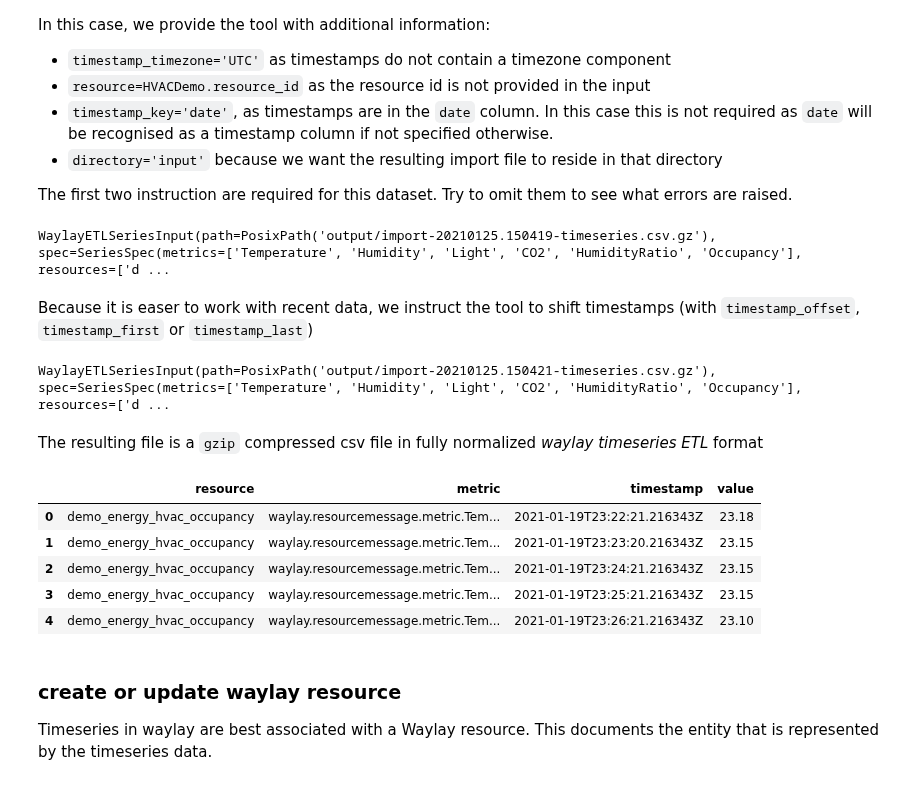
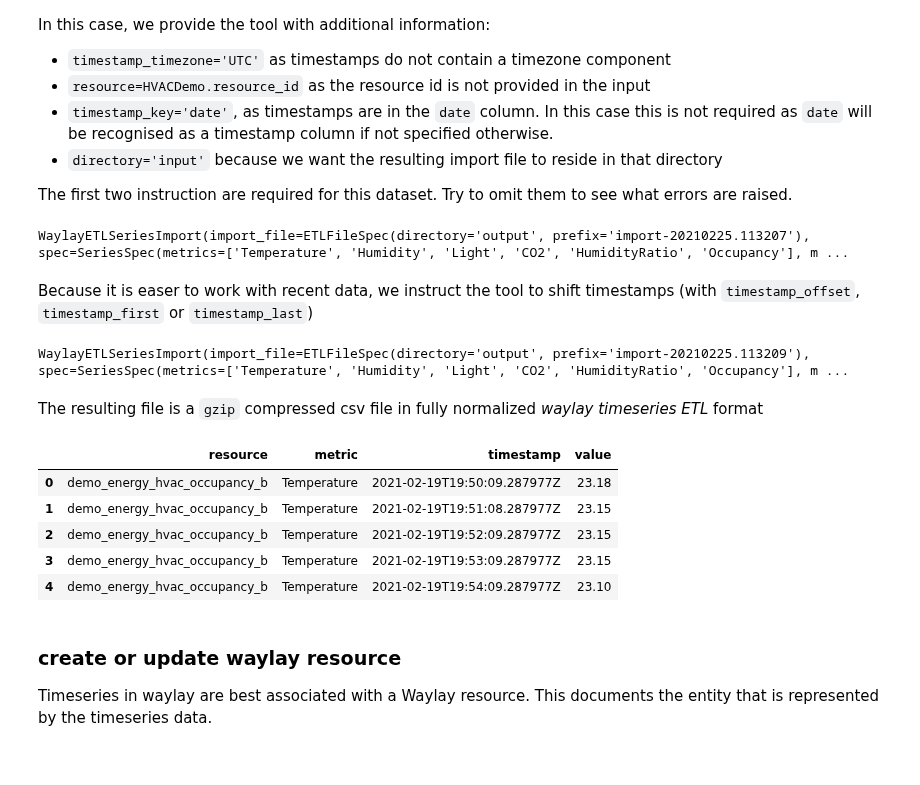
Before and after one commit to waylayio/demo-general, a Jupyter notebook: usecase/energy/hvac-occupancy-detection/hvac-occupancy-detection.ipynb, the cells around one changed output. Cells and saved outputs as stored; diff of their text form; code cells hidden in the pictures.

Commit message:
updated etl-import scenarios

```diff
--- a/usecase/energy/hvac-occupancy-detection/hvac-occupancy-detection.ipynb
+++ b/usecase/energy/hvac-occupancy-detection/hvac-occupancy-detection.ipynb
@@ -26,10 +19,10 @@ class HVACDemo:
     data_url = 'https://archive.ics.uci.edu/ml/machine-learning-databases/00357/occupancy_data.zip'
 
     # the profile name under which waylay credentials are stored
-    waylay_client_profile='rules'
+    waylay_client_profile='demo'
 
     # the id of the resource under which this demo is run
-    resource_id = 'demo_energy_hvac_occupancy'
+    resource_id = 'demo_energy_hvac_occupancy_b'
 # %% [markdown]
 ## Setup
 # %%
@@ -117,12 +104,12 @@ etl_import = waylay_client.timeseries.etl_tool.prepare_import(
     datatraining,
     timestamp_timezone='UTC',
     resource=HVACDemo.resource_id,
-    timestamp_key='date',
-    directory='output'
+    timestamp_column='date',
+    temp_dir='output'
 )
 etl_import
 # %% [output]
-WaylayETLSeriesInput(path=PosixPath('output/import-20210125.150419-timeseries.csv.gz'), spec=SeriesSpec(metrics=['Temperature', 'Humidity', 'Light', 'CO2', 'HumidityRatio', 'Occupancy'], resources=['d ...
+WaylayETLSeriesImport(import_file=ETLFileSpec(directory='output', prefix='import-20210225.113207'), spec=SeriesSpec(metrics=['Temperature', 'Humidity', 'Light', 'CO2', 'HumidityRatio', 'Occupancy'], m ...
 # %% [markdown]
 Because it is easer to work with recent data, we instruct the tool to shift timestamps
 (with `timestamp_offset`, `timestamp_first` or `timestamp_last`)
@@ -131,28 +118,28 @@ etl_import = waylay_client.timeseries.etl_tool.prepare_import(
     datatraining,
     timestamp_timezone='UTC',
     resource=HVACDemo.resource_id,
-    timestamp_key='date',
+    timestamp_column='date',
     timestamp_last=datetime.utcnow(), # shift all timestamps so that last one is now
-    directory='output'
+    temp_dir='output'
 )
 etl_import
 # %% [output]
-WaylayETLSeriesInput(path=PosixPath('output/import-20210125.150421-timeseries.csv.gz'), spec=SeriesSpec(metrics=['Temperature', 'Humidity', 'Light', 'CO2', 'HumidityRatio', 'Occupancy'], resources=['d ...
+WaylayETLSeriesImport(import_file=ETLFileSpec(directory='output', prefix='import-20210225.113209'), spec=SeriesSpec(metrics=['Temperature', 'Humidity', 'Light', 'CO2', 'HumidityRatio', 'Occupancy'], m ...
 # %% [markdown]
 The resulting file is a `gzip` compressed csv file in fully normalized _waylay timeseries ETL_ format
 # %%
 import gzip
-with gzip.open(etl_import.path, 'rt') as csv_file:
+with gzip.open(etl_import.import_file.path, 'rt') as csv_file:
      etl_series_df = pd.read_csv(csv_file)
 
 etl_series_df.head()
 # %% [output]
 |  | resource | metric | timestamp | value |
-| 0 | demo_energy_hvac_occupancy | waylay.resourcemessage.metric.Tem... | 2021-01-19T23:22:21.216343Z | 23.18 |
-| 1 | demo_energy_hvac_occupancy | waylay.resourcemessage.metric.Tem... | 2021-01-19T23:23:20.216343Z | 23.15 |
-| 2 | demo_energy_hvac_occupancy | waylay.resourcemessage.metric.Tem... | 2021-01-19T23:24:21.216343Z | 23.15 |
-| 3 | demo_energy_hvac_occupancy | waylay.resourcemessage.metric.Tem... | 2021-01-19T23:25:21.216343Z | 23.15 |
-| 4 | demo_energy_hvac_occupancy | waylay.resourcemessage.metric.Tem... | 2021-01-19T23:26:21.216343Z | 23.10 |
+| 0 | demo_energy_hvac_occupancy_b | Temperature | 2021-02-19T19:50:09.287977Z | 23.18 |
+| 1 | demo_energy_hvac_occupancy_b | Temperature | 2021-02-19T19:51:08.287977Z | 23.15 |
+| 2 | demo_energy_hvac_occupancy_b | Temperature | 2021-02-19T19:52:09.287977Z | 23.15 |
+| 3 | demo_energy_hvac_occupancy_b | Temperature | 2021-02-19T19:53:09.287977Z | 23.15 |
+| 4 | demo_energy_hvac_occupancy_b | Temperature | 2021-02-19T19:54:09.287977Z | 23.10 |
 # %% [markdown]
 ### create or update waylay resource
 Timeseries in waylay are best associated with a Waylay resource. This documents the entity that is represented by the timeseries data.
```
Also changed, not shown: parts of 16 cells of this notebook, 1 other file.
